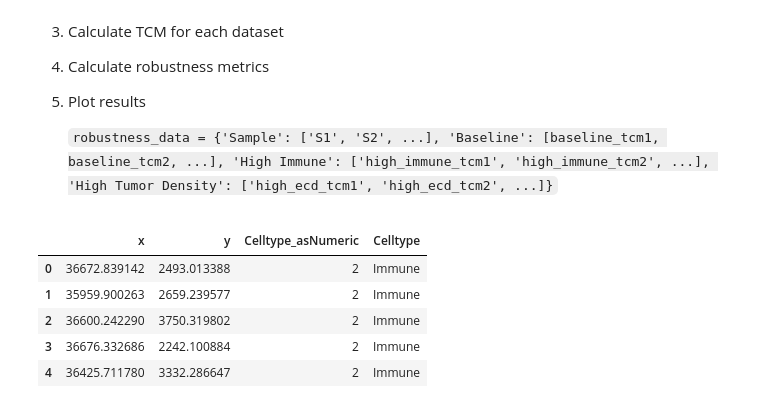
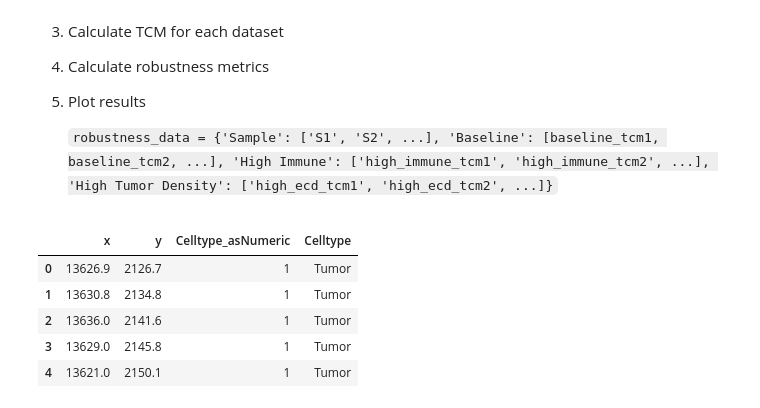
Before and after one commit to emmachancellor/ExtendedCorrelationFunctions_ECD, a Jupyter notebook: tumor_sim_tcm.ipynb, the cells around one changed output. Saved outputs shown, nothing was run; the diff lists cells and outputs as text; code cells hidden in the pictures.

```diff
--- a/tumor_sim_tcm.ipynb
+++ b/tumor_sim_tcm.ipynb
@@ -29,33 +29,36 @@ ModuleNotFoundError: No module named 'cupy'
                 'High Tumor Density': ['high_ecd_tcm1', 'high_ecd_tcm2', ...]}`
 # %%
 # Load data
-df = pd.read_csv('/home/ecdyer/PROJECTS/mIF_stats/simulations/S1/S1_dense_cluster.csv')
+df = pd.read_csv('/home/ecdyer/labshare/PROJECTS/SPATIAL_STATS/data/P2_BTC/S5_L1.csv')
+
+# Rename tumor_immune column to label
+df = df.rename(columns={'tumor_immune': 'label', 'x_centroid': 'x', 'y_centroid': 'y'})
 
 # List markers of interest
 markers = ['tumor_cell', 'immune_cell']
 
 # Keep only relevant columns
 keep_cols = ['x', 'y']
 
 # One hot encode cell types
 df = create_cell_type_columns(df)
 
 labels = {1: 'Tumor', 2: 'Immune'}
 
 pc_df = generate_binary_pointcloud(df,
                                    markers=markers,
                                    keep_cols=keep_cols,
                                    labels=labels)
 
 # Check the pointcloud
 pc_df.head()
 # %% [output]
 |  | x | y | Celltype_asNumeric | Celltype |
-| 0 | 36672.839142 | 2493.013388 | 2 | Immune |
-| 1 | 35959.900263 | 2659.239577 | 2 | Immune |
-| 2 | 36600.242290 | 3750.319802 | 2 | Immune |
-| 3 | 36676.332686 | 2242.100884 | 2 | Immune |
-| 4 | 36425.711780 | 3332.286647 | 2 | Immune |
+| 0 | 13626.9 | 2126.7 | 1 | Tumor |
+| 1 | 13630.8 | 2134.8 | 1 | Tumor |
+| 2 | 13636.0 | 2141.6 | 1 | Tumor |
+| 3 | 13629.0 | 2145.8 | 1 | Tumor |
+| 4 | 13621.0 | 2150.1 | 1 | Tumor |
 # %%
 # Convert points to numpy array
 points = np.asarray([pc_df['x'], pc_df['y']]).transpose()
```
Also changed, not shown: parts of 2 cells of this notebook, 5 other files.
